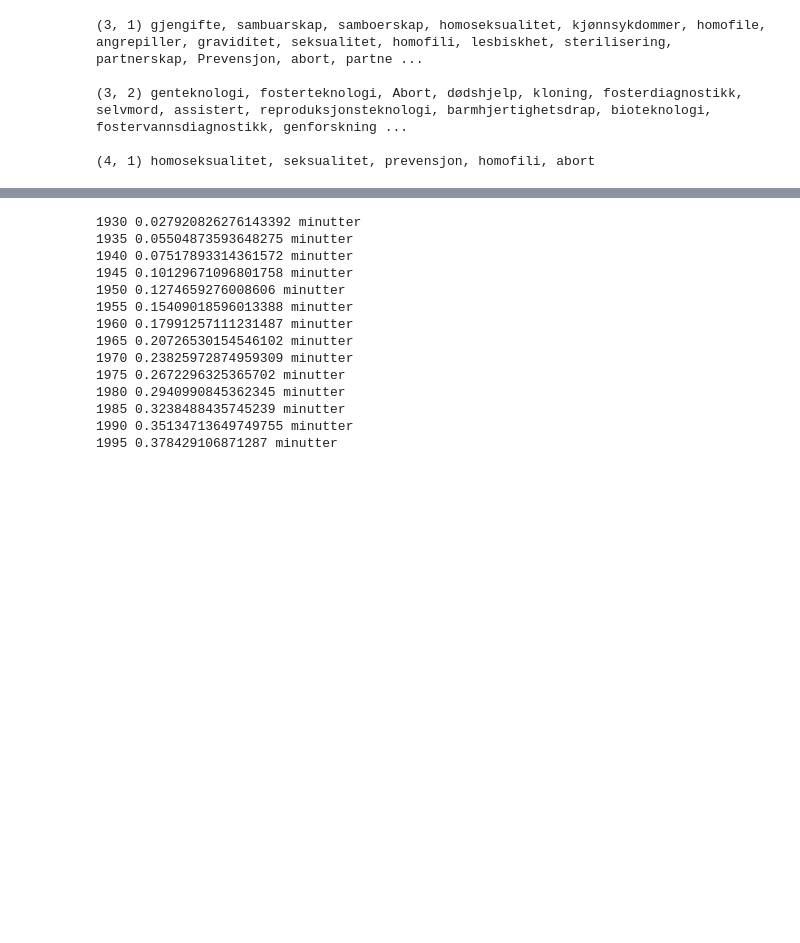
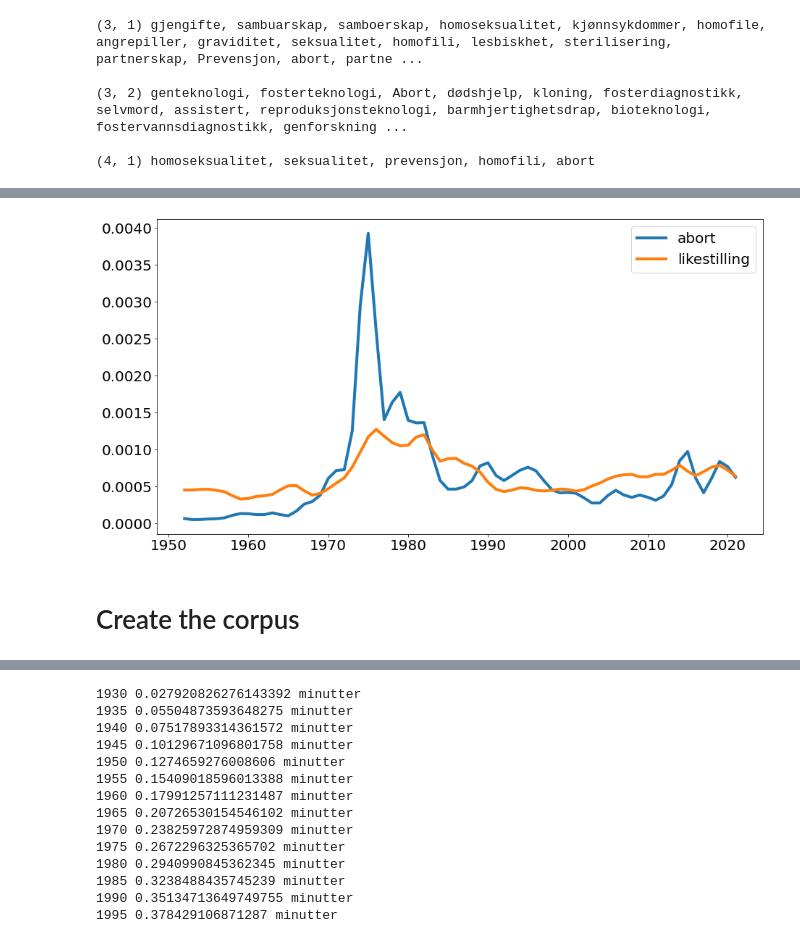
Before and after one commit to Yoonsen/Conceptual_change, a Jupyter notebook: coll_abort.ipynb, the cells around one changed output, grey strips where cells are left out. Saved outputs shown, nothing was run; the diff lists cells and outputs as text; code cells hidden in the pictures; blank space fills up the shorter version.

```diff
--- a/coll_abort.ipynb
+++ b/coll_abort.ipynb
@@ -147,3 +146,9 @@ keyword
+# %%
+ng.Ngram("abort likestilling".split(), doctype='digavis').plot(lw = 4, figsize=(15,8))
+# %% [output]
+[figure, added]
+# %% [markdown]
+# Create the corpus
 # %%
 step = 5
 corpus = {yf: dh.Corpus(doctype="digavis", fulltext=keyword, from_year = yf, to_year = yf + step, limit = 1000) for yf in range(1930, 2000, step)}
```
Also changed, not shown: parts of 37 cells of this notebook.
